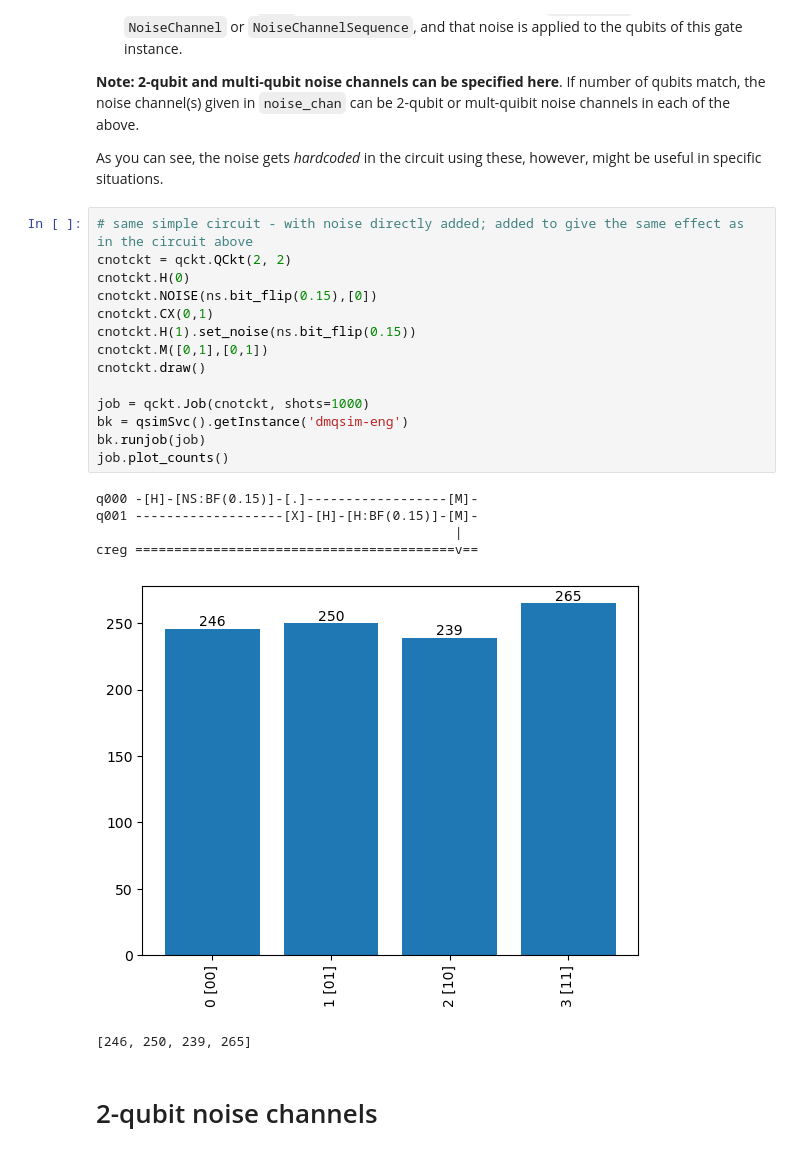
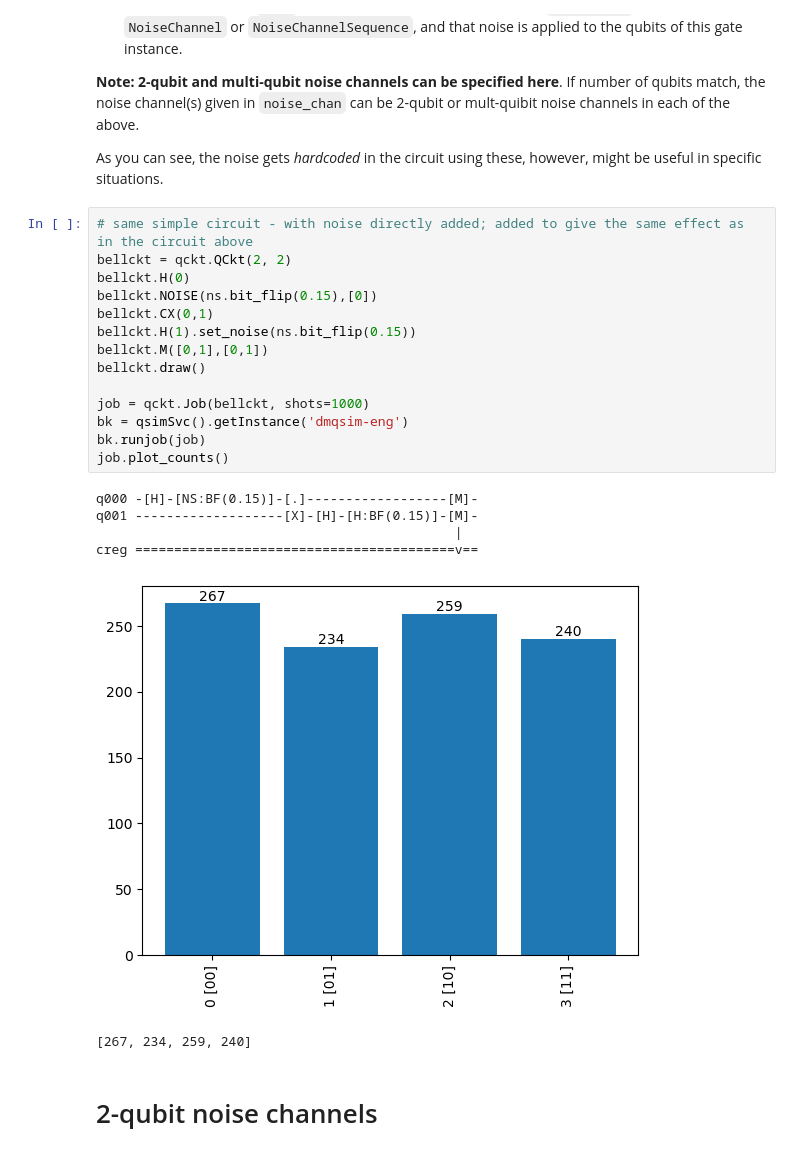
Before and after one commit to atulvarshneya/quantum-computing, a Jupyter notebook: examples/qckt/Getting-started-tutorial-noise-sim.ipynb, the cells around one changed output. Cells and saved outputs as stored; diff of their text form.

```diff
--- a/examples/qckt/Getting-started-tutorial-noise-sim.ipynb
+++ b/examples/qckt/Getting-started-tutorial-noise-sim.ipynb
@@ -297,25 +297,25 @@ While overlaying global noise profile (NoiseProfile, and circuit.GATE.set_noise_
 As you can see, the noise gets *hardcoded* in the circuit using these, however, might be useful in specific situations.
 # %%
 # same simple circuit - with noise directly added; added to give the same effect as in the circuit above
-cnotckt = qckt.QCkt(2, 2)
-cnotckt.H(0)
-cnotckt.NOISE(ns.bit_flip(0.15),[0])
-cnotckt.CX(0,1)
-cnotckt.H(1).set_noise(ns.bit_flip(0.15))
-cnotckt.M([0,1],[0,1])
-cnotckt.draw()
+bellckt = qckt.QCkt(2, 2)
+bellckt.H(0)
+bellckt.NOISE(ns.bit_flip(0.15),[0])
+bellckt.CX(0,1)
+bellckt.H(1).set_noise(ns.bit_flip(0.15))
+bellckt.M([0,1],[0,1])
+bellckt.draw()
 
-job = qckt.Job(cnotckt, shots=1000)
+job = qckt.Job(bellckt, shots=1000)
 bk = qsimSvc().getInstance('dmqsim-eng')
 bk.runjob(job)
 job.plot_counts()
 # %% [output]
 q000 -[H]-[NS:BF(0.15)]-[.]------------------[M]-
 q001 -------------------[X]-[H]-[H:BF(0.15)]-[M]-
                                               |
 creg =========================================v==
-[figure, old version]
+[figure, new version]
-[246, 250, 239, 265]
+[267, 234, 259, 240]
 # %% [markdown]
 # 2-qubit noise channels
 # %% [markdown]
```
Also changed, not shown: parts of 14 cells of this notebook.
